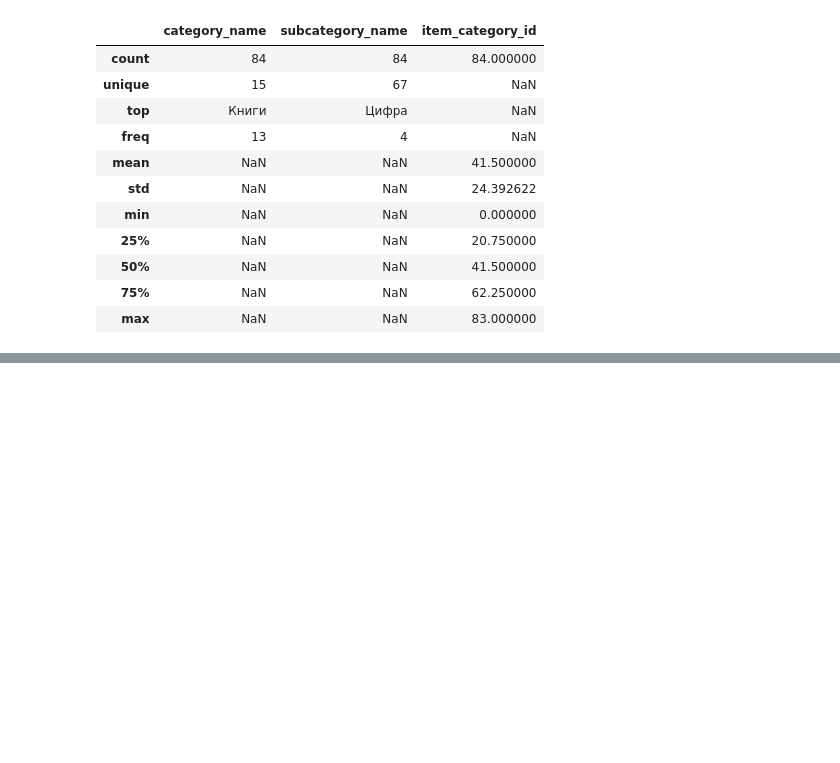
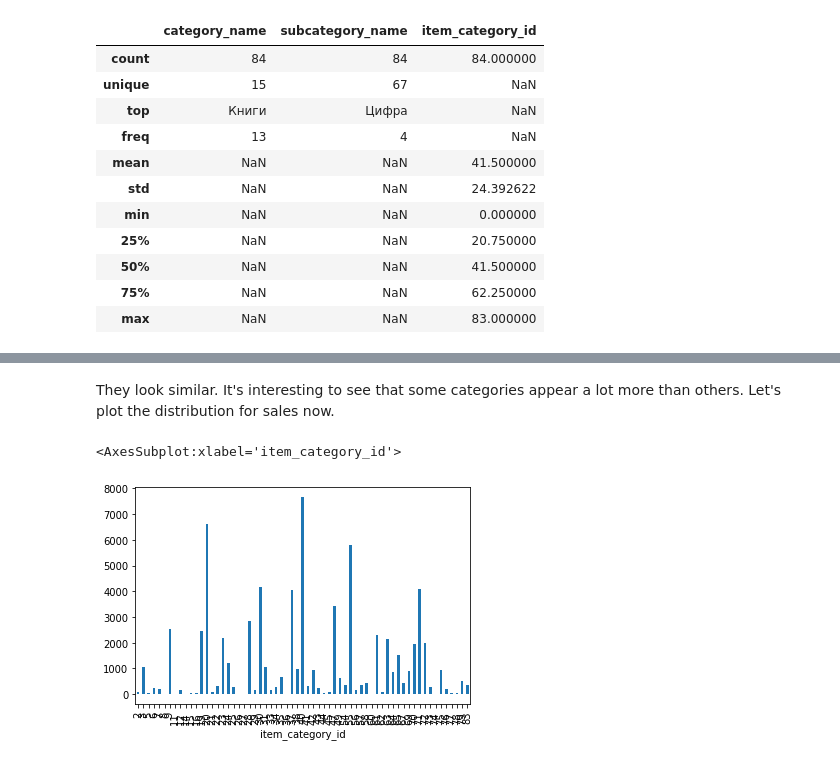
Before and after one commit to caioaao/hse-aml-final-project, a Jupyter notebook: notebooks/02-EDA.ipynb, the cells around one changed output, grey strips where cells are left out. Drawn from its saved outputs; the diff is of its cells as text; code cells hidden in the pictures; blank space fills up the shorter version.

```diff
--- a/notebooks/02-EDA.ipynb
+++ b/notebooks/02-EDA.ipynb
@@ -169,0 +202,7 @@ item_categories2.describe(include='all')
+# %% [markdown]
+They look similar. It's interesting to see that some categories appear a lot more than others. Let's plot the distribution for sales now.
+# %%
+df_train.groupby(by='item_category_id')['item_cnt_month'].sum().plot.bar()
+# %% [output]
+<AxesSubplot:xlabel='item_category_id'>
+[figure, added]
```
Also changed, not shown: parts of 10 cells of this notebook.
